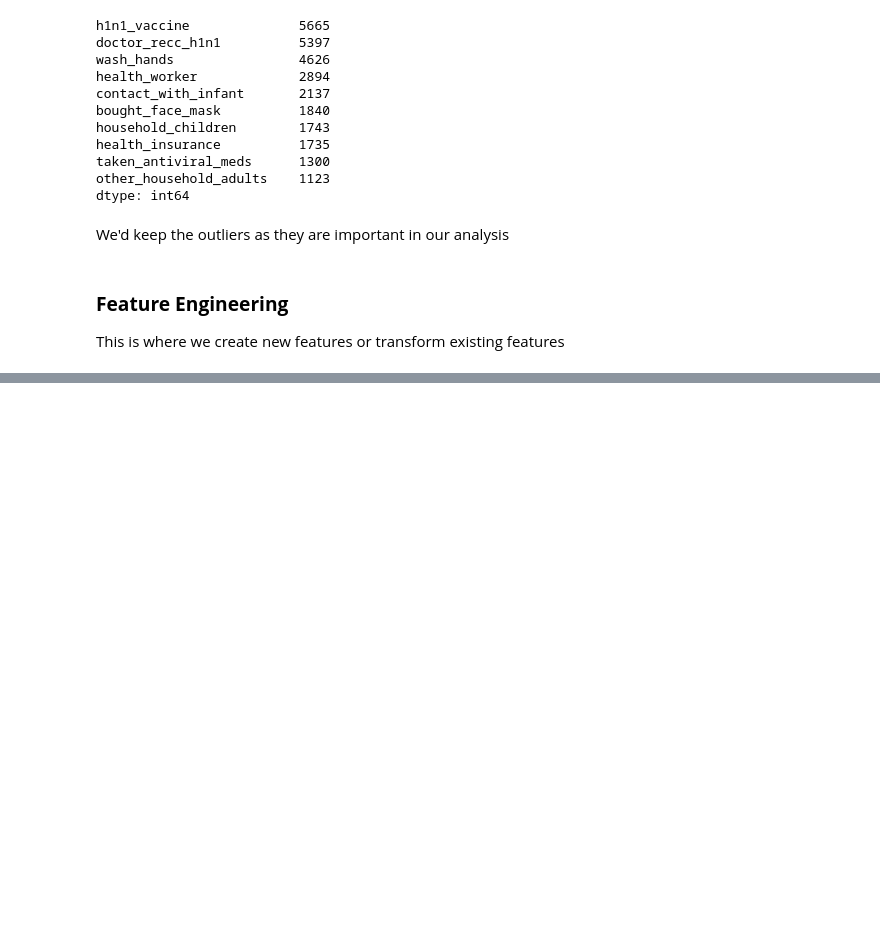
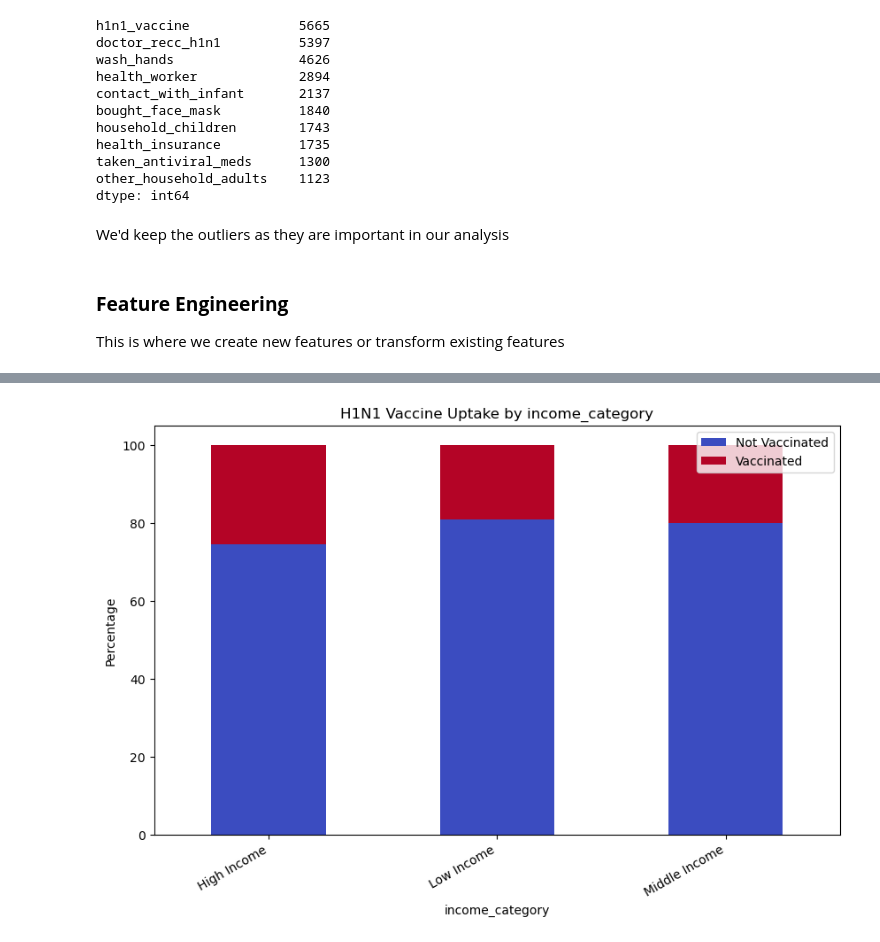
Before and after one commit to Day-hue/Phase-3-project, a Jupyter notebook: phase 3 project.ipynb, the cells around one changed output, grey strips where cells are left out. Saved outputs shown, nothing was run; the diff lists cells and outputs as text; code cells hidden in the pictures; blank space fills up the shorter version.

```diff
--- a/phase 3 project.ipynb
+++ b/phase 3 project.ipynb
@@ -798,0 +1090,17 @@ The dataset likely variables related to risk awareness, trust in vaccines, and p
+# %%
+# Convert categorical variables to proportions
+def plot_stacked_bar(demo_var):
+    crosstab = pd.crosstab(combined_df[demo_var], combined_df['h1n1_vaccine'], normalize='index') * 100
+    crosstab.plot(kind='bar', stacked=True, figsize=(10, 6), colormap='coolwarm')
+
+    plt.title(f'H1N1 Vaccine Uptake by {demo_var}')
+    plt.ylabel('Percentage')
+    plt.xlabel(demo_var)
+    plt.legend(['Not Vaccinated', 'Vaccinated'])
+    plt.xticks(rotation=30, ha="right")
+    plt.show()
+
+# Example usage for different demographics
+plot_stacked_bar('income_category')
+# %% [output]
+[figure, added]
```
Also changed, not shown: parts of 30 cells of this notebook.
